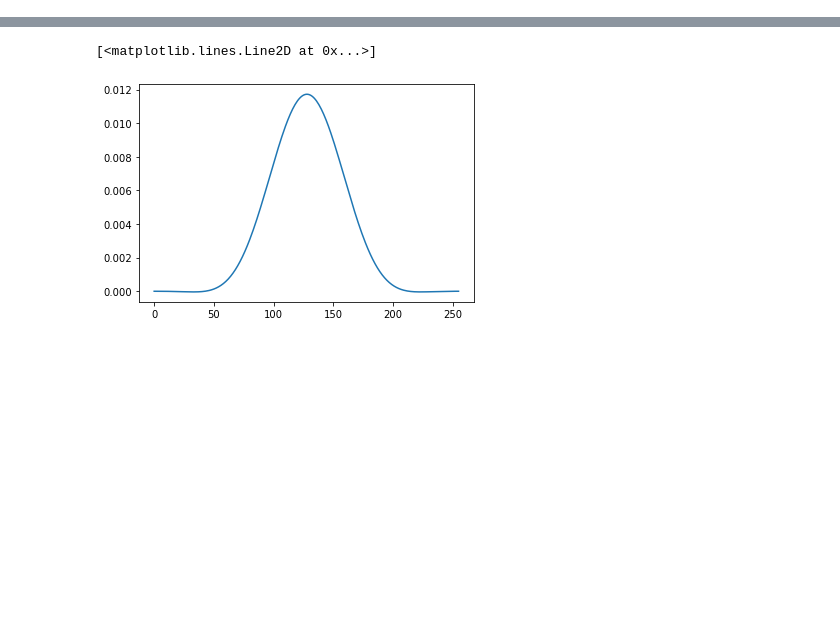
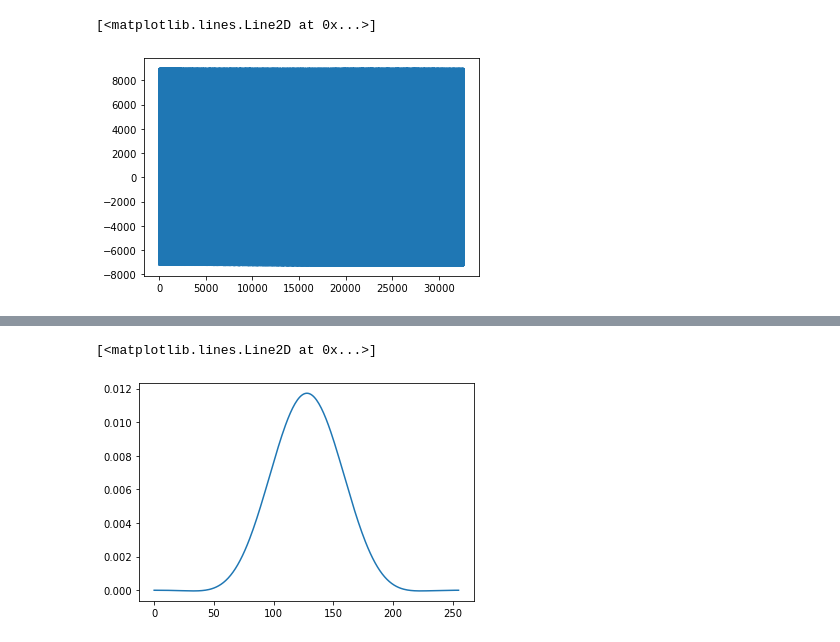
Before and after one commit to astrojhgu/csp_channelizer, a Jupyter notebook: plot.ipynb, the cells around one changed output, grey strips where cells are left out. Saved outputs shown, nothing was run; the diff lists cells and outputs as text; code cells hidden in the pictures; blank space fills up the shorter version.

```diff
--- a/plot.ipynb
+++ b/plot.ipynb
@@ -4 +13,9 @@ import matplotlib.pylab as plt
+# %%
+#plt.plot(np.abs(data2[10,:-100])**2+np.abs(data2[9,:-100])**2)
+plt.plot(np.real(data2[10,:-100]))
+#plt.xlim(3400,3600)
+#plt.plot(data2[10,:])
+# %% [output]
+[<matplotlib.lines.Line2D at 0x...>]
+[figure, added]
 # %%
```
Also changed, not shown: parts of 11 cells of this notebook, 8 other files.
